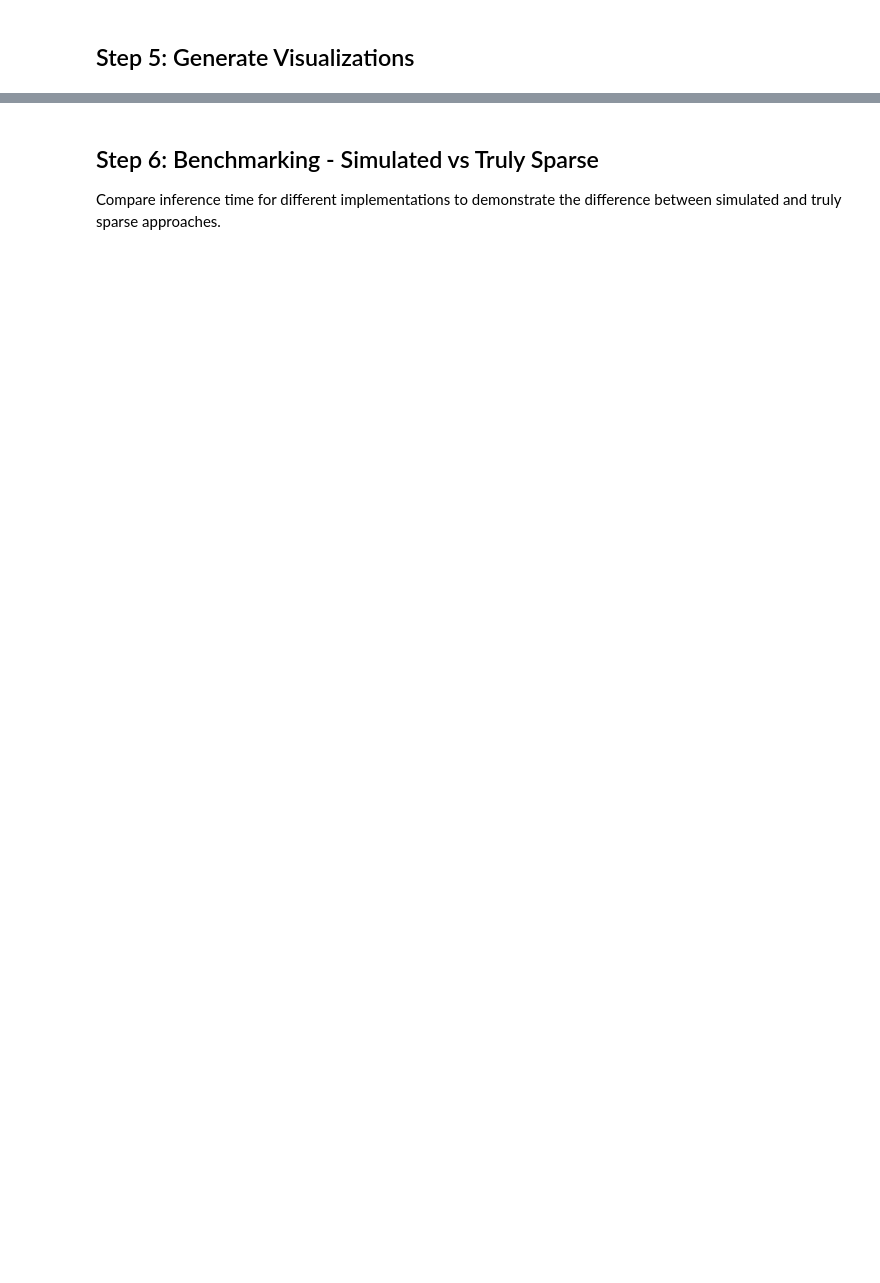
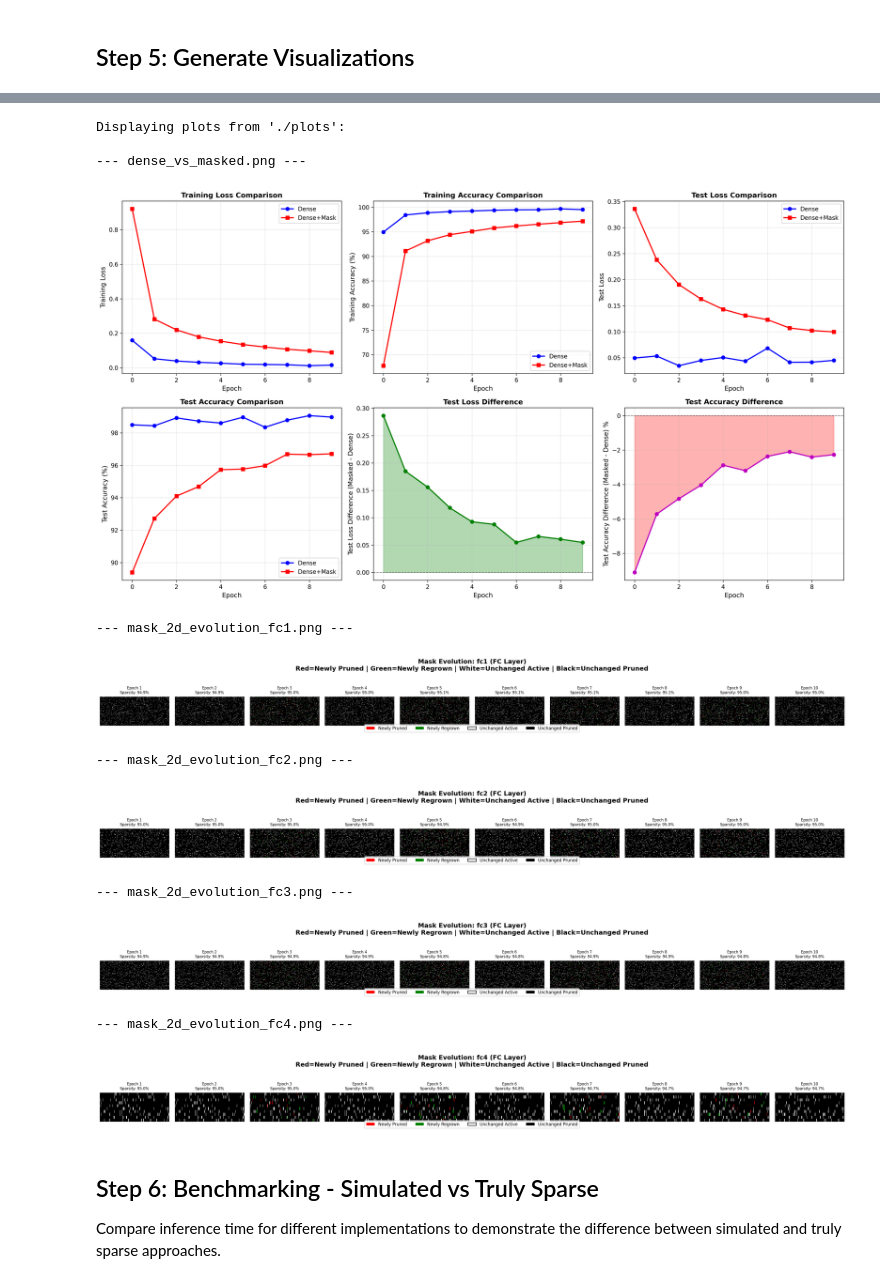
Before and after one commit to JafarBadour/aaai-lab-decade-of-sparsity-supervised-learning, a Jupyter notebook: sparse_training_tutorial.ipynb, the cells around one changed output, grey strips where cells are left out. Drawn from its saved outputs; the diff is of its cells as text; code cells hidden in the pictures; blank space fills up the shorter version.

```diff
--- a/sparse_training_tutorial.ipynb
+++ b/sparse_training_tutorial.ipynb
@@ -247,3 +357,39 @@ print("\n✓ All plots saved to 'plots/' directory")
+# %%
+from IPython.display import Image, display
+import os
+
+plot_dir = './plots'
+plot_files = [
+    'dense_vs_masked.png'
+]
+
+# Add individual 2D mask evolution plots dynamically, excluding conv layers
+for name, stat in final_stats.items():
+    if not name.startswith('conv'):
+        plot_files.append(f'mask_2d_evolution_{name}.png')
+
+print(f"Displaying plots from '{plot_dir}':")
+
+for plot_file in plot_files:
+    path = os.path.join(plot_dir, plot_file)
+    if os.path.exists(path):
+        print(f"\n--- {plot_file} ---")
+        display(Image(filename=path))
+    else:
+        print(f"Warning: Plot file not found at {path}")
+# %% [output]
+Displaying plots from './plots':
+
+--- dense_vs_masked.png ---
+[figure, added]
+--- mask_2d_evolution_fc1.png ---
+[figure, added]
+--- mask_2d_evolution_fc2.png ---
+[figure, added]
+--- mask_2d_evolution_fc3.png ---
+[figure, added]
+--- mask_2d_evolution_fc4.png ---
+[figure, added]
 # %% [markdown]
 ## Step 6: Benchmarking - Simulated vs Truly Sparse
 
```
Also changed, not shown: parts of 12 cells of this notebook, 3 other files.
